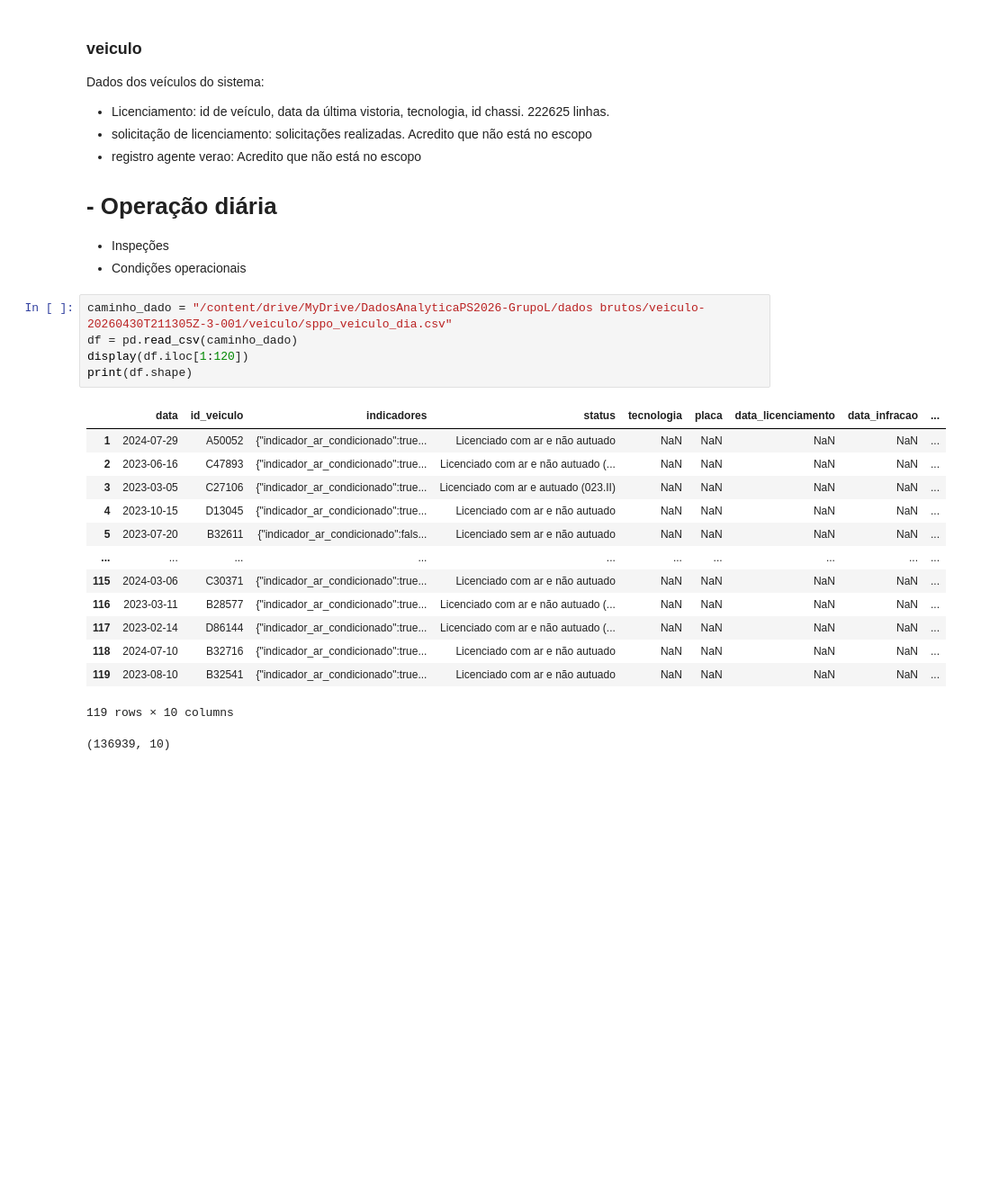
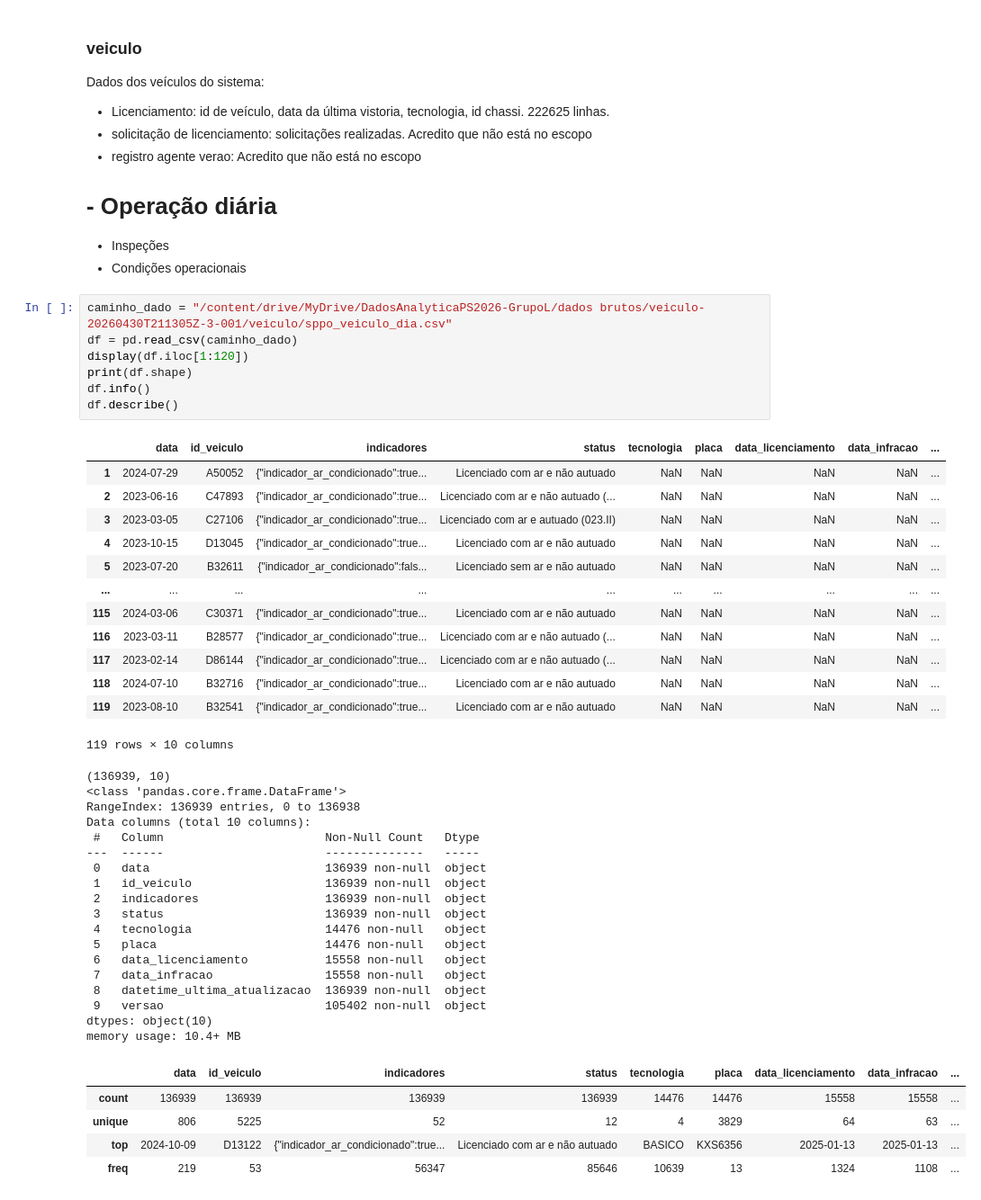
Before and after one commit to luizpcsilva/PS-2026.1-Grupo-L, a Jupyter notebook: PS_2026_Grupo_L.ipynb, the cells around one changed output. Shown at 90% size. Drawn from its saved outputs; the diff is of its cells as text; blank space fills up the shorter version.

```diff
--- a/PS_2026_Grupo_L.ipynb
+++ b/PS_2026_Grupo_L.ipynb
@@ -119,23 +208,47 @@ Dados dos veículos do sistema:
 # %%
 caminho_dado = "/content/drive/MyDrive/DadosAnalyticaPS2026-GrupoL/dados brutos/veiculo-20260430T211305Z-3-001/veiculo/sppo_veiculo_dia.csv"
 df = pd.read_csv(caminho_dado)
 display(df.iloc[1:120])
 print(df.shape)
+df.info()
+df.describe()
 # %% [output]
 |  | data | id_veiculo | indicadores | status | tecnologia | placa | data_licenciamento | data_infracao | ... |
 | 1 | 2024-07-29 | A50052 | {"indicador_ar_condicionado":true... | Licenciado com ar e não autuado | NaN | NaN | NaN | NaN | ... |
 | 2 | 2023-06-16 | C47893 | {"indicador_ar_condicionado":true... | Licenciado com ar e não autuado (... | NaN | NaN | NaN | NaN | ... |
 | 3 | 2023-03-05 | C27106 | {"indicador_ar_condicionado":true... | Licenciado com ar e autuado (023.II) | NaN | NaN | NaN | NaN | ... |
 | 4 | 2023-10-15 | D13045 | {"indicador_ar_condicionado":true... | Licenciado com ar e não autuado | NaN | NaN | NaN | NaN | ... |
 | 5 | 2023-07-20 | B32611 | {"indicador_ar_condicionado":fals... | Licenciado sem ar e não autuado | NaN | NaN | NaN | NaN | ... |
 | ... | ... | ... | ... | ... | ... | ... | ... | ... | ... |
 | 115 | 2024-03-06 | C30371 | {"indicador_ar_condicionado":true... | Licenciado com ar e não autuado | NaN | NaN | NaN | NaN | ... |
 | 116 | 2023-03-11 | B28577 | {"indicador_ar_condicionado":true... | Licenciado com ar e não autuado (... | NaN | NaN | NaN | NaN | ... |
 | 117 | 2023-02-14 | D86144 | {"indicador_ar_condicionado":true... | Licenciado com ar e não autuado (... | NaN | NaN | NaN | NaN | ... |
 | 118 | 2024-07-10 | B32716 | {"indicador_ar_condicionado":true... | Licenciado com ar e não autuado | NaN | NaN | NaN | NaN | ... |
 | 119 | 2023-08-10 | B32541 | {"indicador_ar_condicionado":true... | Licenciado com ar e não autuado | NaN | NaN | NaN | NaN | ... |
 119 rows × 10 columns
 (136939, 10)
+<class 'pandas.core.frame.DataFrame'>
+RangeIndex: 136939 entries, 0 to 136938
+Data columns (total 10 columns):
+ #   Column                       Non-Null Count   Dtype
+---  ------                       --------------   -----
+ 0   data                         136939 non-null  object
+ 1   id_veiculo                   136939 non-null  object
+ 2   indicadores                  136939 non-null  object
+ 3   status                       136939 non-null  object
+ 4   tecnologia                   14476 non-null   object
+ 5   placa                        14476 non-null   object
+ 6   data_licenciamento           15558 non-null   object
+ 7   data_infracao                15558 non-null   object
+ 8   datetime_ultima_atualizacao  136939 non-null  object
+ 9   versao                       105402 non-null  object
+dtypes: object(10)
+memory usage: 10.4+ MB
+|  | data | id_veiculo | indicadores | status | tecnologia | placa | data_licenciamento | data_infracao | ... |
+| count | 136939 | 136939 | 136939 | 136939 | 14476 | 14476 | 15558 | 15558 | ... |
+| unique | 806 | 5225 | 52 | 12 | 4 | 3829 | 64 | 63 | ... |
+| top | 2024-10-09 | D13122 | {"indicador_ar_condicionado":true... | Licenciado com ar e não autuado | BASICO | KXS6356 | 2025-01-13 | 2025-01-13 | ... |
+| freq | 219 | 53 | 56347 | 85646 | 10639 | 13 | 1324 | 1108 | ... |
 # %% [markdown]
 # Solução proposta
 
```
Also changed, not shown: parts of 5 cells of this notebook.
